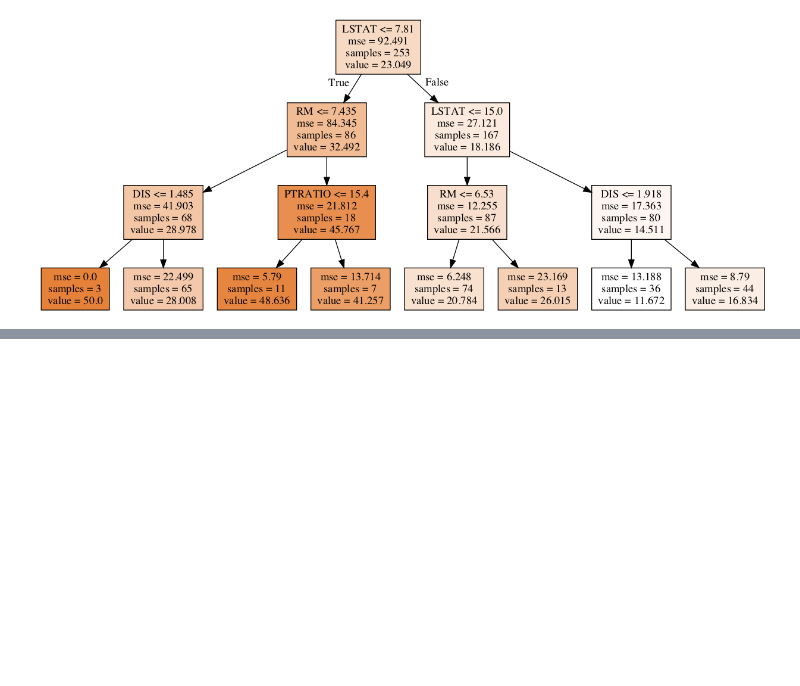
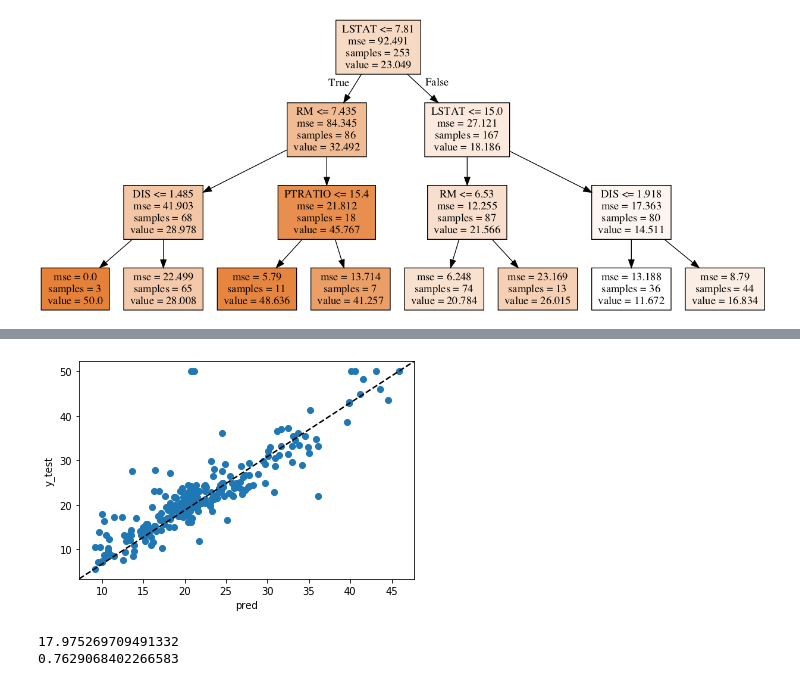
Before and after one commit to atystats/ISLR_Notes_codes, a Jupyter notebook: Chapter 8.ipynb, the cells around one changed output, grey strips where cells are left out. Cells and saved outputs as stored; diff of their text form; code cells hidden in the pictures; blank space fills up the shorter version.

```diff
--- a/Chapter 8.ipynb
+++ b/Chapter 8.ipynb
@@ -350,0 +381,17 @@ Image(graph.create_png())
+# %%
+RF_reg = RandomForestRegressor(n_estimators = 100, max_features = 6,
+                               min_samples_leaf = 5, min_samples_split = 5,
+                               random_state = 1).fit(X_train, y_train)
+plt.scatter(RF_reg.predict(X_test), y_test, label='medv')
+plt.plot([0, 1], [0, 1], '--k', transform=plt.gca().transAxes)
+plt.xlabel('pred')
+plt.ylabel('y_test')
+plt.show()
+# %% [output]
+[figure, added]
+# %%
+print(mean_squared_error(y_test, RF_reg.predict(X_test)))
+print(r2_score(y_test, RF_reg.predict(X_test)))
+# %% [output]
+17.975269709491332
+0.7629068402266583
```
Also changed, not shown: parts of 14 cells of this notebook.
